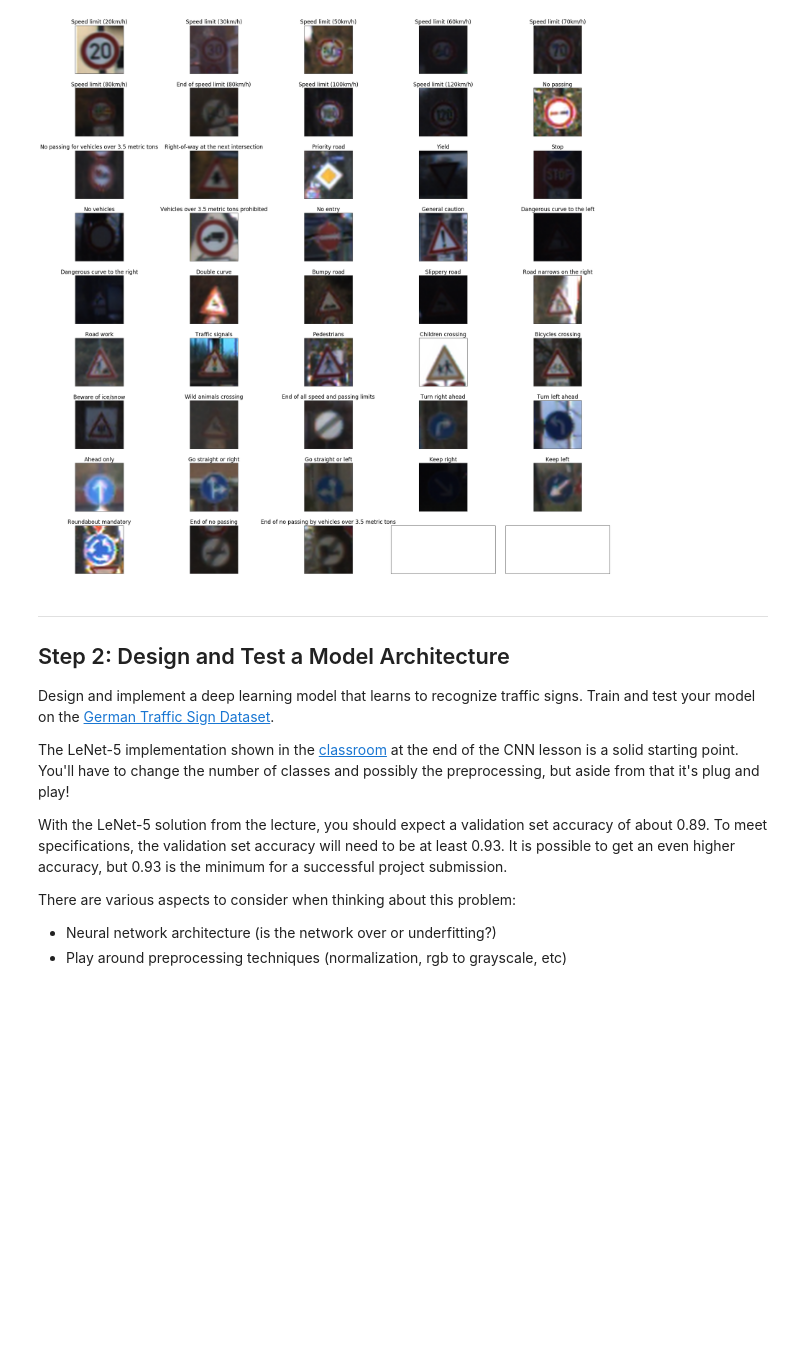
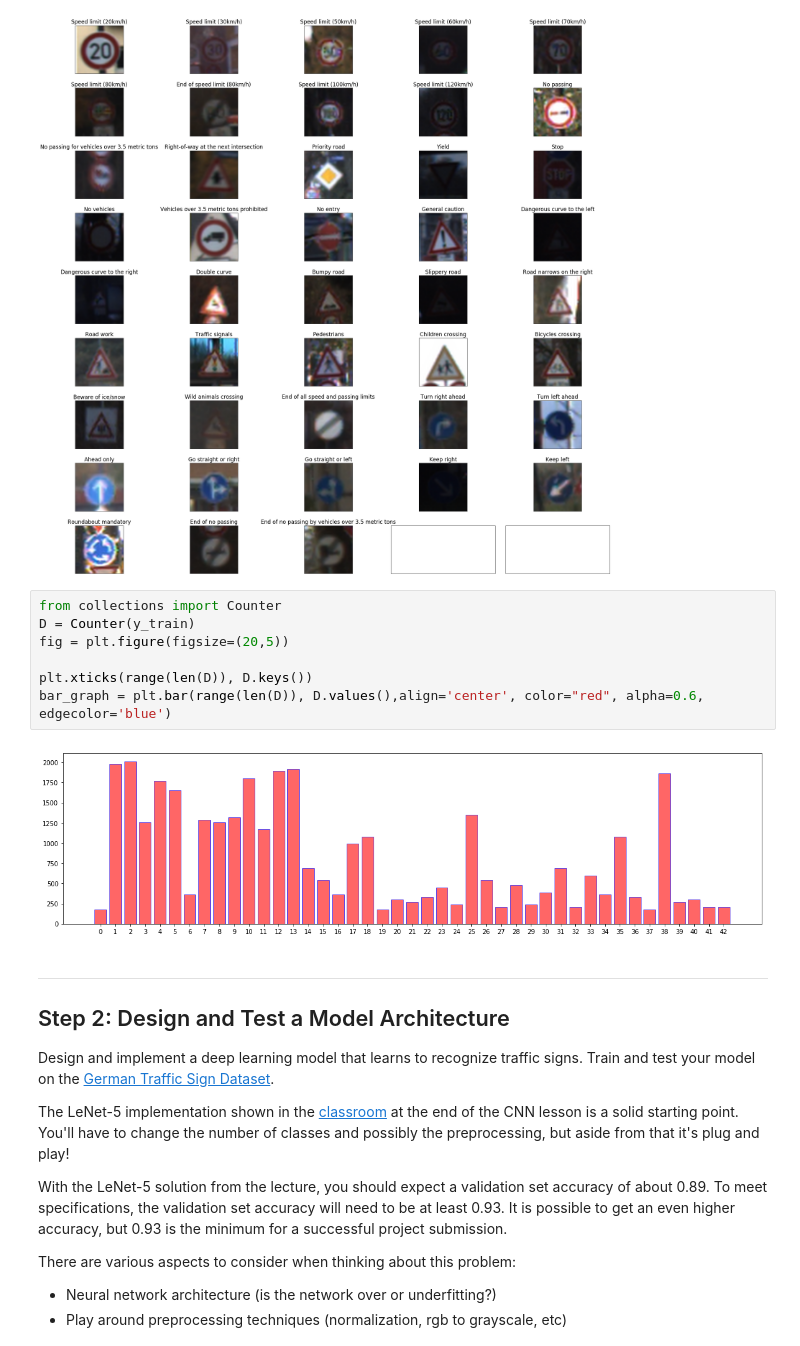
Before and after one commit to asadziach/CarND-Traffic-Sign-Classifier-Project, a Jupyter notebook: Traffic_Sign_Classifier.ipynb, the cells around one changed output. Cells and saved outputs as stored; diff of their text form; blank space fills up the shorter version.

Commit message:
Added bar graph.

```diff
--- a/Traffic_Sign_Classifier.ipynb
+++ b/Traffic_Sign_Classifier.ipynb
@@ -118,6 +118,15 @@ for ax, i in zip(axes.flat, indices):
 plt.show()
 # %% [output]
 [figure]
+# %%
+from collections import Counter
+D = Counter(y_train)
+fig = plt.figure(figsize=(20,5))
+
+plt.xticks(range(len(D)), D.keys())
+bar_graph = plt.bar(range(len(D)), D.values(),align='center', color="red", alpha=0.6, edgecolor='blue')
+# %% [output]
+[figure, added]
 # %% [markdown]
 ----
 
```
